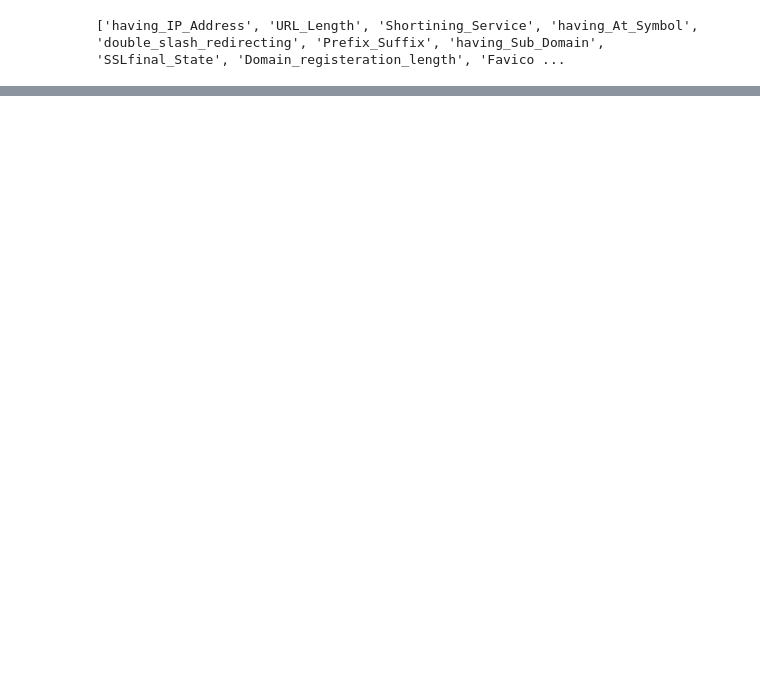
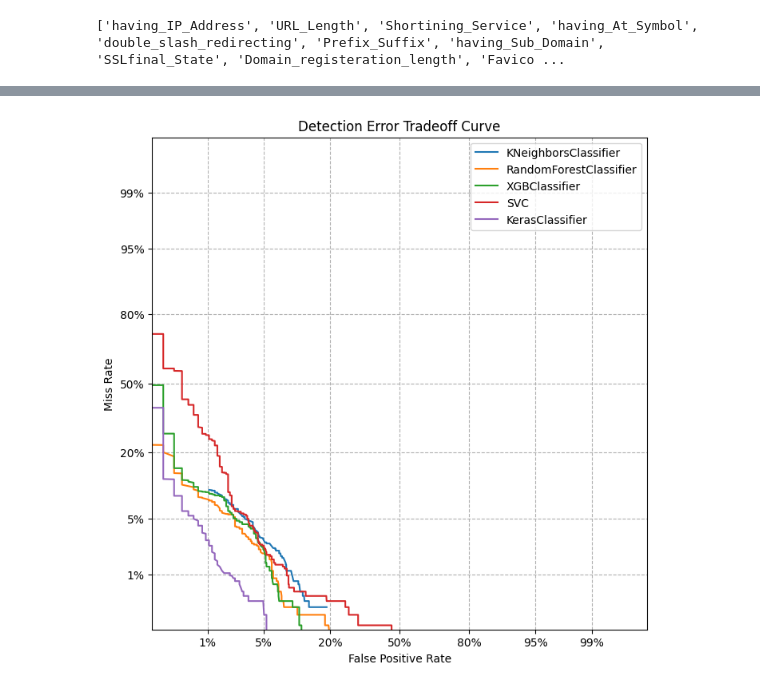
Before and after one commit to Viliusps/phishing-detection, a Jupyter notebook: NeuralNetwork.ipynb, the cells around one changed output, grey strips where cells are left out. Cells and saved outputs as stored; diff of their text form; code cells hidden in the pictures; blank space fills up the shorter version.

```diff
--- a/NeuralNetwork.ipynb
+++ b/NeuralNetwork.ipynb
@@ -254,0 +252,83 @@ INFO:tensorflow:Assets written to: C:\Users\augus\AppData\Local\Temp\tmpovqlllnf
+# %%
+import matplotlib.pyplot as plt
+import scikitplot as skplt
+import pandas as pd
+from sklearn.metrics import roc_auc_score, roc_curve, DetCurveDisplay
+from sklearn.preprocessing import LabelEncoder
+from sklearn.model_selection import train_test_split
+from scipy.io import arff
+import joblib
+import numpy as np
+import copy
+
+def plotROCCurve_multi(models, X_test, y_test):
+    plt.figure(figsize=(10, 6))
+
+    for model in models:
+        y_score = model.predict_proba(X_test)[:, 1]
+        auc_roc = roc_auc_score(y_test, y_score)
+        fpr, tpr, _ = roc_curve(y_test, y_score)
+
+        plt.plot(fpr, tpr, lw=2, label=f'{model.__class__.__name__} (AUC = {auc_roc:.2f})')
+
+    plt.plot([0, 1], [0, 1], color='navy', lw=2, linestyle='--')
+    plt.xlabel('False Positive Rate')
+    plt.ylabel('True Positive Rate')
+    plt.title('Receiver Operating Characteristic (ROC) Curve')
+    plt.legend(loc="lower right")
+    plt.show()
+
+def plotPrecisionRecallCurve_multi(models, X_test, y_test):
+    plt.figure(figsize=(10, 6))
+
+    for model in models:
+        y_prob = model.predict_proba(X_test)[:, 1]
+        precision, recall, _ = skplt.metrics.precision_recall_curve(y_test, y_prob)
+        plt.plot(recall, precision, lw=2, label=f'{model.__class__.__name__}')
+
+    plt.title('Precision-Recall Curve')
+    plt.xlabel('Recall')
+    plt.ylabel('Precision')
+    plt.legend(loc="lower right")
+    plt.show()
+
+def plotDetCurve_multi(models, X_test, y_test):
+    fig, ax_det = plt.subplots(figsize=(8, 8))
+
+    for model in models:
+        det_curve_display = DetCurveDisplay.from_estimator(model, X_test, y_test, ax=ax_det, name=str(model))
+        model_name = model.__class__.__name__
+        det_curve_display.line_.set_label(model_name)
+
+    ax_det.set_xlabel('False Positive Rate')
+    ax_det.set_ylabel('Miss Rate')
+    ax_det.set_title('Detection Error Tradeoff Curve')
+    ax_det.grid(linestyle='--')
+    ax_det.legend()
+
+    plt.show()
+
+
+if __name__ == '__main__':
+    knn_model = joblib.load('models/knn_model.pkl')
+    rf_model = joblib.load('models/rf_model.pkl')
+    xgb_model = joblib.load('models/xgb_model.pkl')
+    svm_model = joblib.load('models/svm_model.pkl')
+    nn_model = copy.deepcopy(best_model)
+
+    models = [knn_model, rf_model, xgb_model, svm_model, nn_model]
+
+    data, meta = arff.loadarff('dataset.arff')
+    df = pd.DataFrame(data)
+    for column in df.columns:
+        df[column] = df[column].str.decode('utf-8').astype(int)
+    X = df.drop('Result', axis=1)
+    y = df['Result']
+
+    X_train, X_test, y_train, y_test = train_test_split(X, y, test_size=0.2, random_state=42)
+    le = LabelEncoder()
+    y_test = le.fit_transform(y_test)
+    #plotROCCurve_multi(models, X_test, y_test)
+    #plotPrecisionRecallCurve_multi(models, X_test, y_test)
+    plotDetCurve_multi(models, X_test, y_test)
+# %% [output]
@@ -254,0 +339 @@ INFO:tensorflow:Assets written to: C:\Users\augus\AppData\Local\Temp\tmpovqlllnf
+[figure, added]
```
Also changed, not shown: parts of 16 cells of this notebook, 1 other file.
